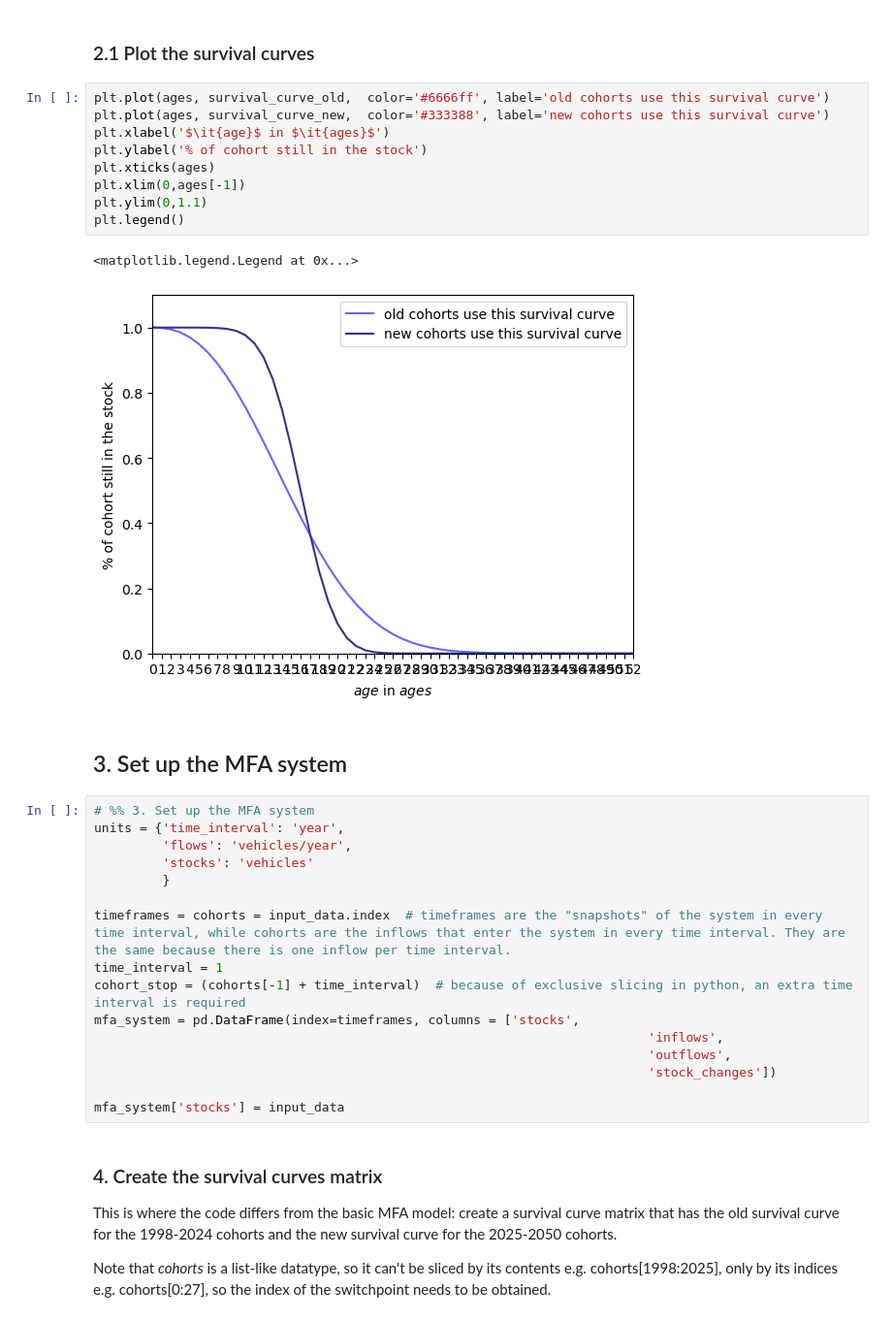
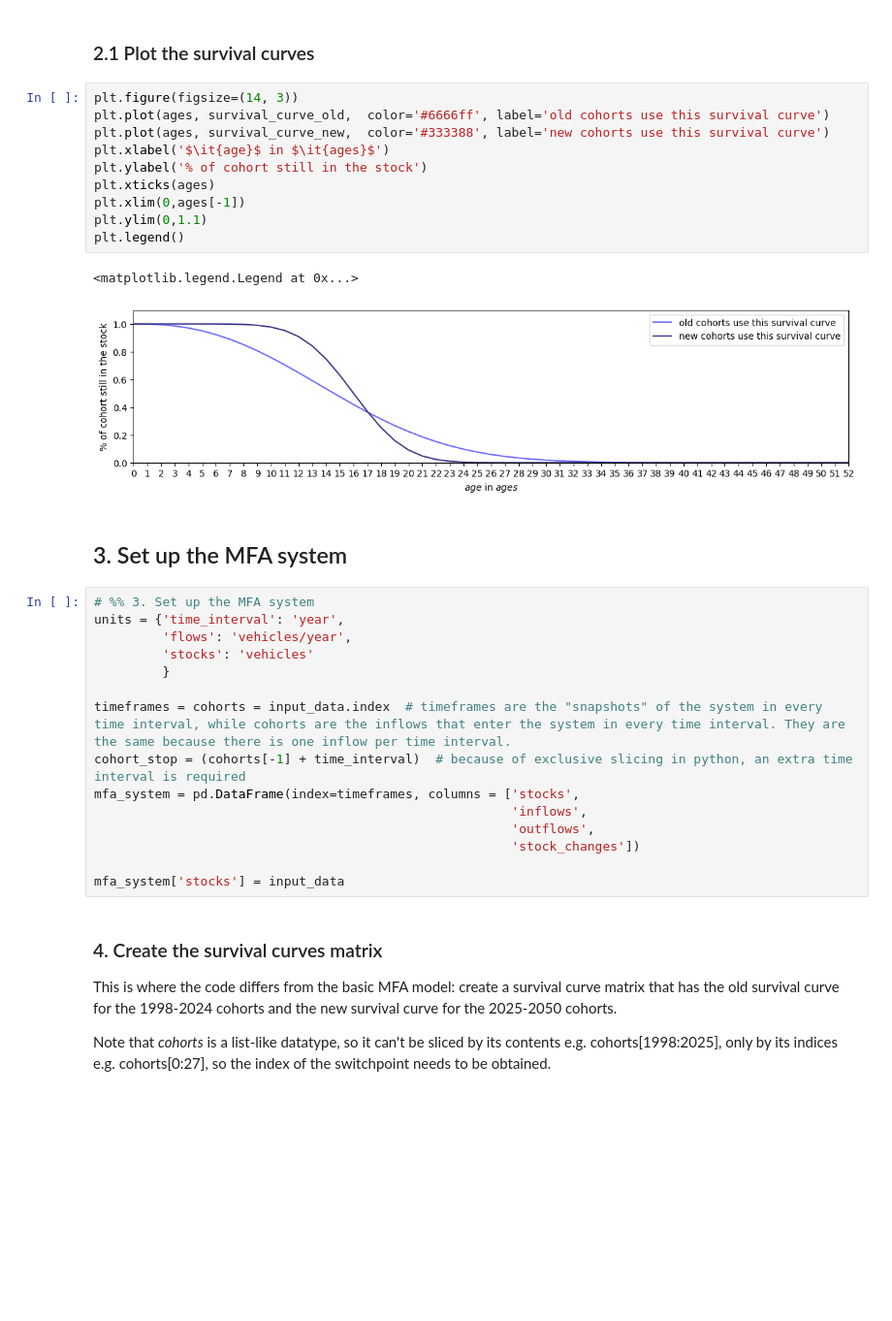
Before and after one commit to TomerFishman/RAPID-MFA, a Jupyter notebook: RAPID-MFA notebooks/06a_changing_lifetimes_one-off_changes.ipynb, the cells around one changed output. Shown at 97% size. Saved outputs shown, nothing was run; the diff lists cells and outputs as text; blank space fills up the shorter version.

```diff
--- a/RAPID-MFA notebooks/06a_changing_lifetimes_one-off_changes.ipynb
+++ b/RAPID-MFA notebooks/06a_changing_lifetimes_one-off_changes.ipynb
@@ -98,17 +97,18 @@ survival_curve_new = scipy.stats.norm.sf(ages, loc=mean_new, scale=std_dev_new)
 # %% [markdown]
 ### 2.1 Plot the survival curves
 # %%
+plt.figure(figsize=(14, 3))
 plt.plot(ages, survival_curve_old,  color='#6666ff', label='old cohorts use this survival curve')
 plt.plot(ages, survival_curve_new,  color='#333388', label='new cohorts use this survival curve')
 plt.xlabel('$\it{age}$ in $\it{ages}$')
 plt.ylabel('% of cohort still in the stock')
 plt.xticks(ages)
 plt.xlim(0,ages[-1])
 plt.ylim(0,1.1)
 plt.legend()
 # %% [output]
 <matplotlib.legend.Legend at 0x...>
-[figure, old version]
+[figure, new version]
 # %% [markdown]
 ## 3. Set up the MFA system
 # %%
@@ -119,12 +119,11 @@ units = {'time_interval': 'year',
          }
 
 timeframes = cohorts = input_data.index  # timeframes are the "snapshots" of the system in every time interval, while cohorts are the inflows that enter the system in every time interval. They are the same because there is one inflow per time interval.
-time_interval = 1
 cohort_stop = (cohorts[-1] + time_interval)  # because of exclusive slicing in python, an extra time interval is required
 mfa_system = pd.DataFrame(index=timeframes, columns = ['stocks',
-                                                                         'inflows',
-                                                                         'outflows',
-                                                                         'stock_changes'])
+                                                       'inflows',
+                                                       'outflows',
+                                                       'stock_changes'])
 
 mfa_system['stocks'] = input_data
 # %% [markdown]
```
Also changed, not shown: parts of 2 cells of this notebook.
